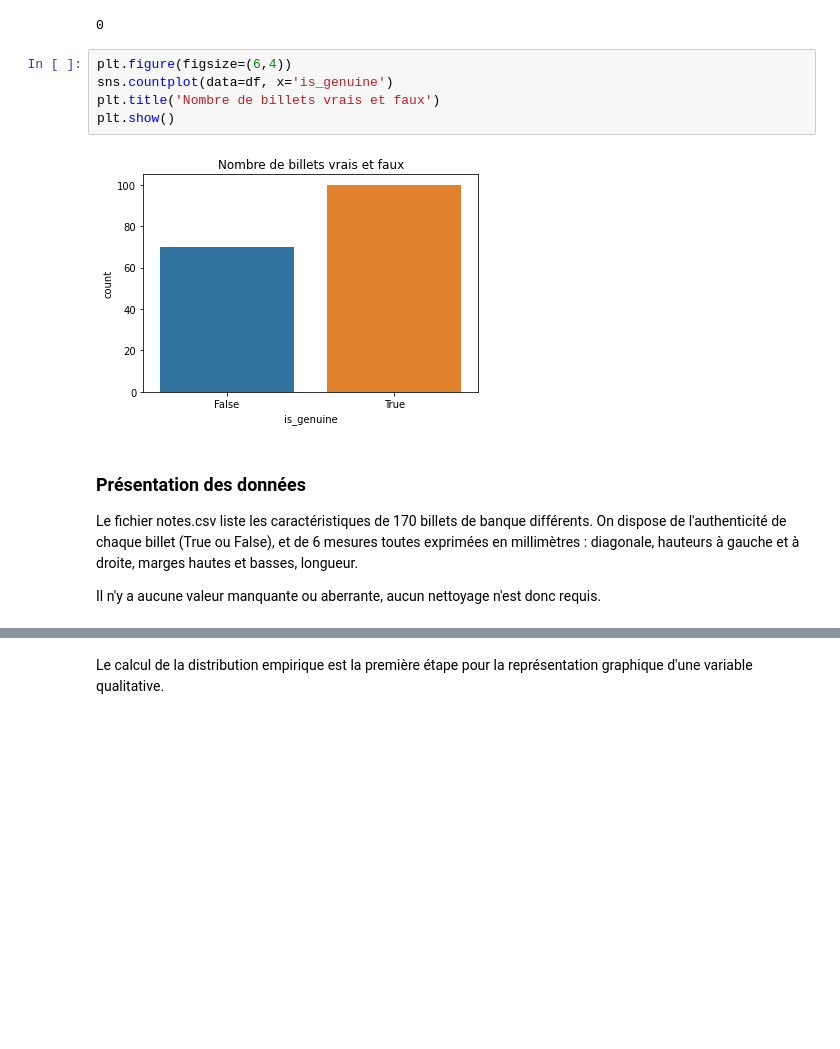
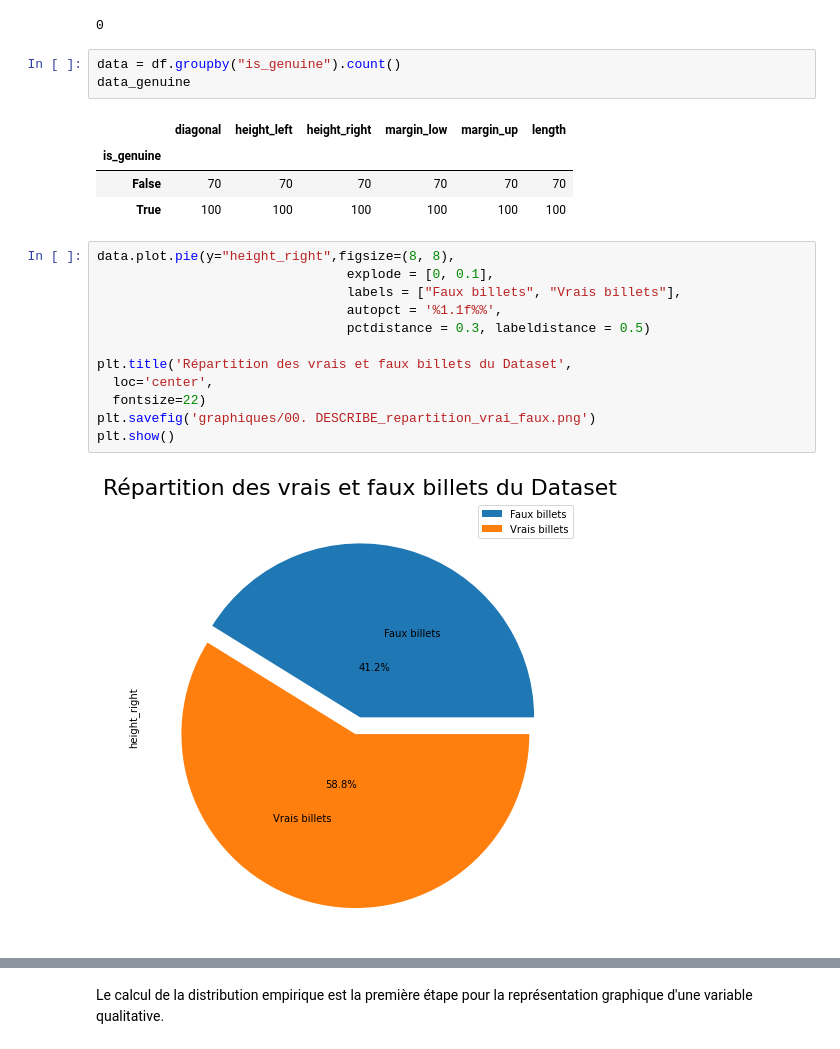
Before and after one commit to ROWAIDAK/P6-D-tectez-des-faux-billets, a Jupyter notebook: P6_01_CODE_ Détectez_des_faux_billets.ipynb, the cells around one changed output, grey strips where cells are left out. Drawn from its saved outputs; the diff is of its cells as text; blank space fills up the shorter version.

```diff
--- a/P6_01_CODE_ Détectez_des_faux_billets.ipynb
+++ b/P6_01_CODE_ Détectez_des_faux_billets.ipynb
@@ -111,15 +111,25 @@ dtype: int64
 print(df.duplicated().sum())
 # %% [output]
 0
-# %%
-plt.figure(figsize=(6,4))
-sns.countplot(data=df, x='is_genuine')
-plt.title('Nombre de billets vrais et faux')
-plt.show()
-# %% [output]
-[figure, removed]
-# %% [markdown]
-### Présentation des données
-Le fichier notes.csv liste les caractéristiques de 170 billets de banque différents. On dispose de l'authenticité de chaque billet (True ou False), et de 6 mesures toutes exprimées en millimètres : diagonale, hauteurs à gauche et à droite, marges hautes et basses, longueur.
-
-Il n'y a aucune valeur manquante ou aberrante, aucun nettoyage n'est donc requis.
+# %%
+data = df.groupby("is_genuine").count()
+data_genuine
+# %% [output]
+|  | diagonal | height_left | height_right | margin_low | margin_up | length |
+| is_genuine |  |  |  |  |  |  |
+| False | 70 | 70 | 70 | 70 | 70 | 70 |
+| True | 100 | 100 | 100 | 100 | 100 | 100 |
+# %%
+data.plot.pie(y="height_right",figsize=(8, 8),
+                                explode = [0, 0.1],
+                                labels = ["Faux billets", "Vrais billets"],
+                                autopct = '%1.1f%%',
+                                pctdistance = 0.3, labeldistance = 0.5)
+
+plt.title('Répartition des vrais et faux billets du Dataset',
+  loc='center',
+  fontsize=22)
+plt.savefig('graphiques/00. DESCRIBE_repartition_vrai_faux.png')
+plt.show()
+# %% [output]
+[figure, added]
```
Also changed, not shown: parts of 19 cells of this notebook.
